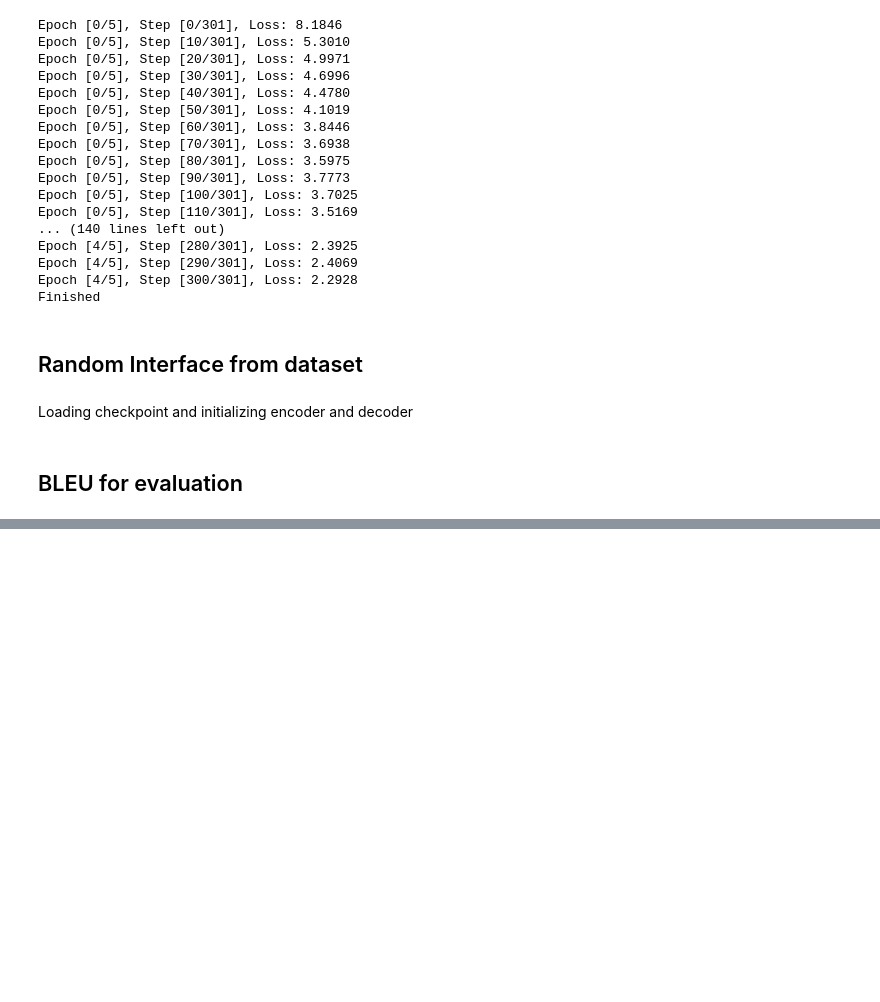
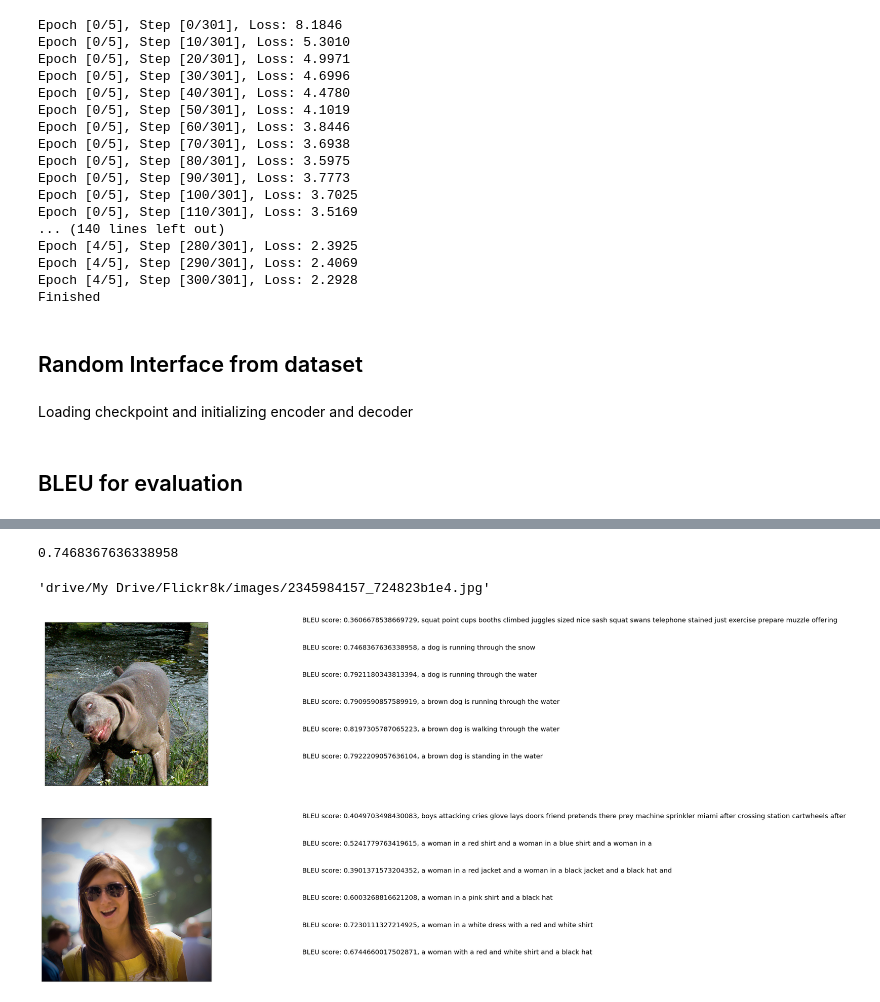
Before and after one commit to HurleyWong/NNs, a Jupyter notebook: Image_Caption_Generation.ipynb, the cells around one changed output, grey strips where cells are left out. Drawn from its saved outputs; the diff is of its cells as text; code cells hidden in the pictures; blank space fills up the shorter version.

Commit message:
plot the images and present BLEU scores

```diff
--- a/Image_Caption_Generation.ipynb
+++ b/Image_Caption_Generation.ipynb
@@ -396,7 +400,7 @@ class DecoderRNN(nn.Module):
 
         # Define this layer (one at a time)
         # self.lstm / self.rnn
-        self.lstm = nn.RNN(input_size=embed_size, hidden_size=hidden_size, num_layers=num_layers, batch_first=True)
+        self.lstm = nn.LSTM(input_size=embed_size, hidden_size=hidden_size, num_layers=num_layers, batch_first=True)
         # self.lstm = nn.LSTM(input_size=embed_size, hidden_size=hidden_size, num_layers=num_layers, batch_first=True)
 
         self.linear = nn.Linear(hidden_size, vocab_size)
@@ -705,0 +709,4 @@ done for model: 5
+# %%
+print("The information of 1st image:" + filename1 + "     " + str(image1_id))
+for i in range(len(epoch_checkpoint) - 1):
+    print('The {} reference caption of 1st image: '.format(i) + cleaned_captions[image1_id + i])
@@ -705,0 +720,4 @@ done for model: 5
+# %%
+print("The information of 2nd image:" + filename2 + "     " + str(image2_id))
+for i in range(len(epoch_checkpoint) - 1):
+    print('The {} reference caption of 2nd image: '.format(i) + cleaned_captions[image2_id + i])
@@ -745,0 +749,44 @@ bleu_score2
+# %%
+bleu_score1[1][1]
+# %% [output]
+0.7468367636338958
+# %%
+data_df.loc[image1_id, 'path']
+# %% [output]
+'drive/My Drive/Flickr8k/images/2345984157_724823b1e4.jpg'
+# %%
+import matplotlib.image as img
+
+npic = 2
+
+count = 1
+fig = plt.figure(figsize=(30,20))
+
+pic1 = img.imread(data_df.loc[image1_id, 'path'])
+pic2 = img.imread(data_df.loc[image2_id, 'path'])
+
+for j in range(2):
+    ax = fig.add_subplot(npic,2,count,xticks=[],yticks=[])
+    if j == 0:
+        ax.imshow(pic1)
+        show_captions = show1_captions
+    else:
+        ax.imshow(pic2)
+        show_captions = show2_captions
+    count += 1
+
+    ax = fig.add_subplot(npic,2,count)
+    plt.axis('off')
+    ax.plot()
+    ax.set_xlim(0, 1)
+    ax.set_ylim(len(show_captions), 0)
+    for i, caption in enumerate(show_captions):
+        if j == 0:
+            ax.text(0,i,'BLEU score: ' + str(bleu_score1[i][1]) + ', ' + caption,fontsize=20)
+        else:
+            ax.text(0,i,'BLEU score: ' + str(bleu_score2[i][1]) + ', ' + caption,fontsize=20)
+
+    count += 1
+plt.show()
+# %% [output]
+[figure, added]
```
Also changed, not shown: parts of 10 cells of this notebook.
